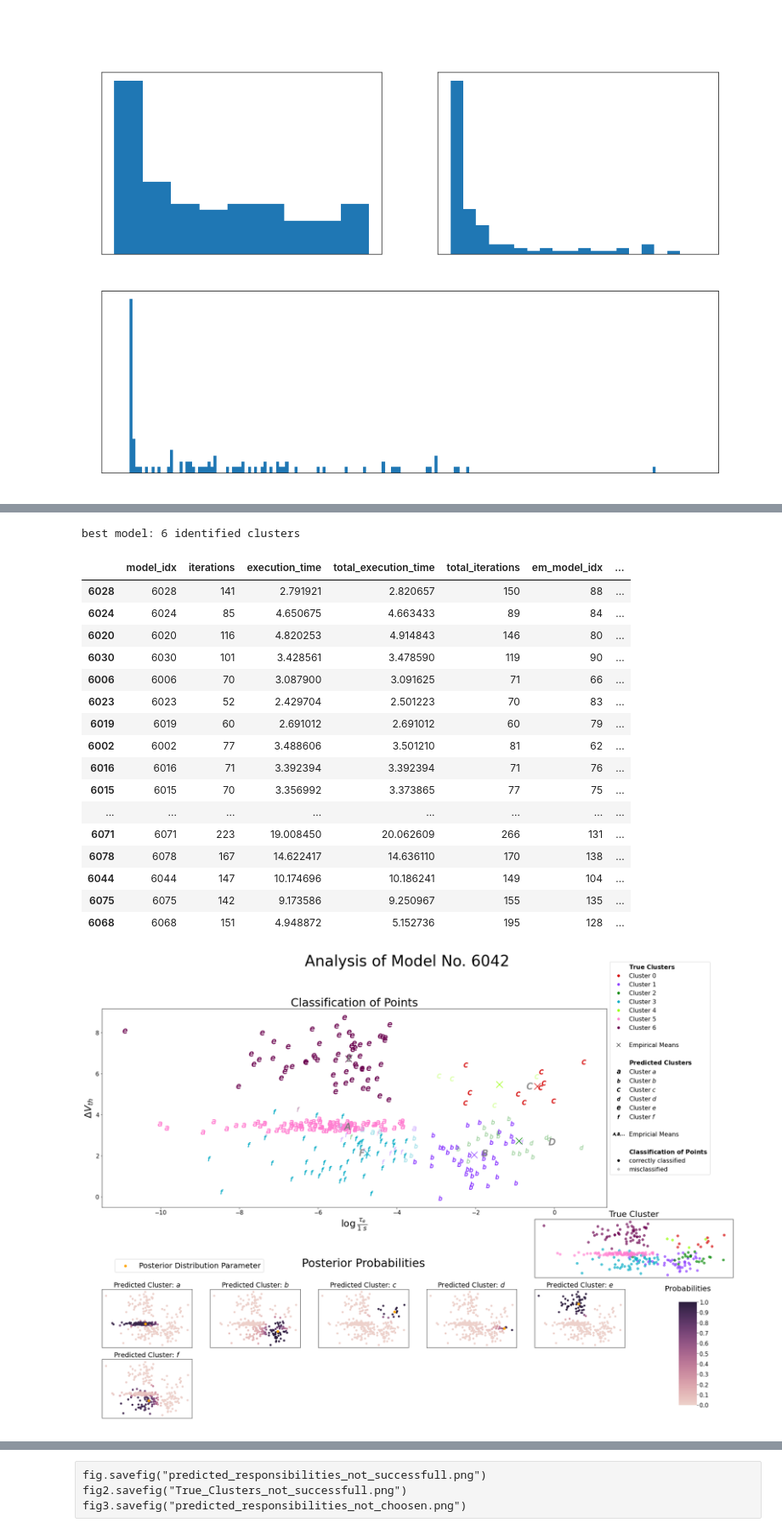
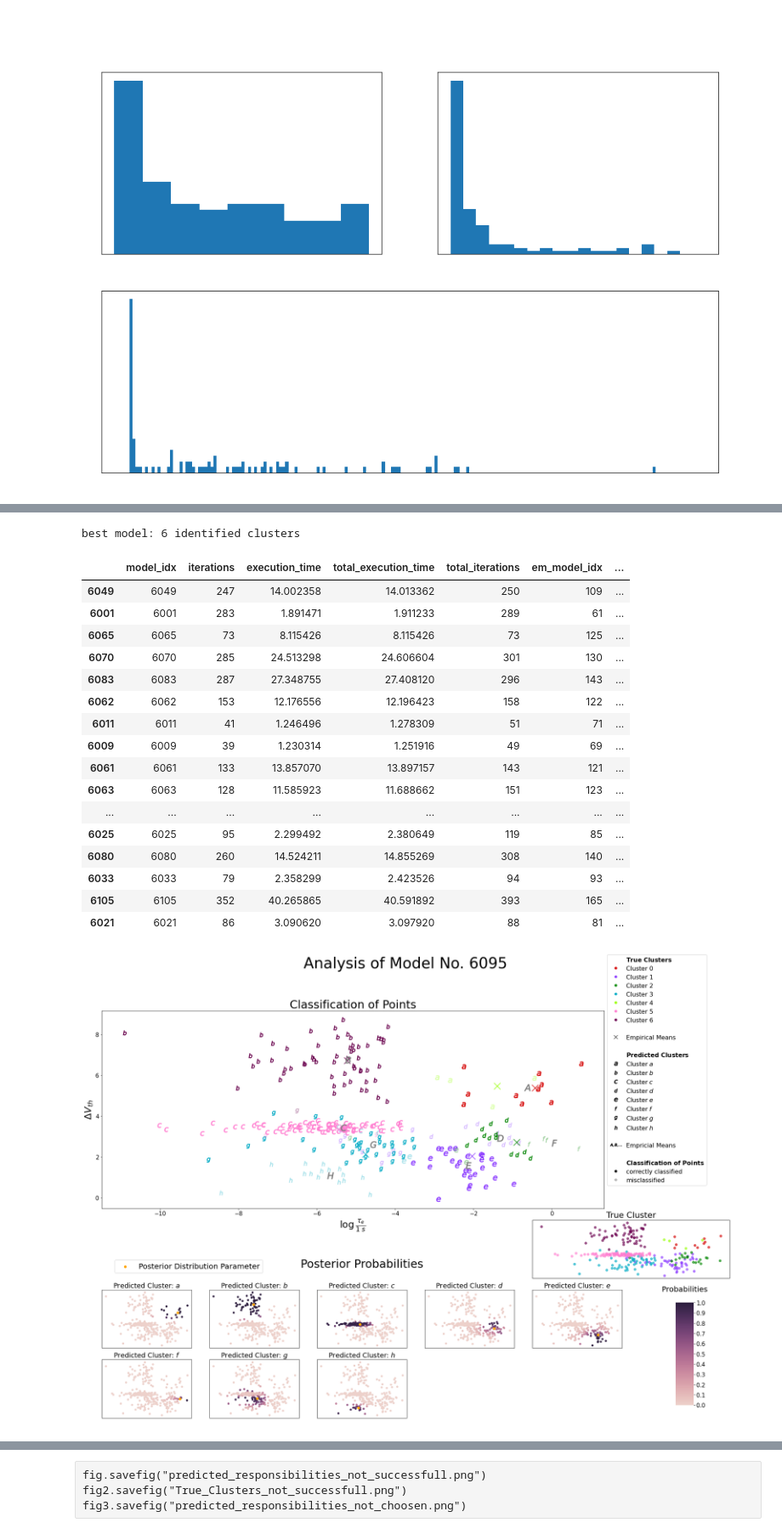
Before and after one commit to Habiger/Cluster_TDDS, a Jupyter notebook: Analysis_of_MC_notebook_2.ipynb, the cells around one changed output, grey strips where cells are left out. Shown at 85% size. Cells and saved outputs as stored; diff of their text form; code cells hidden in the pictures.

```diff
--- a/Analysis_of_MC_notebook_2.ipynb
+++ b/Analysis_of_MC_notebook_2.ipynb
@@ -93,31 +93,31 @@ criterion = "Total_rank_rank"
 df_select = df_scores.loc[(df_scores.dataset == dataset) & (df_scores.init_routine == init_routine),:].sort_values(criterion)
 #df_select = df_select[df_select.identified_cluster == df_select.identified_cluster.max()]
 print(f"best model: {int(df_select.number_identified_cluster.max())} identified clusters")
-df_select.head(50)
+df_select.iloc[50:100]
 # %% [output]
 best model: 6 identified clusters
 |  | model_idx | iterations | execution_time | total_execution_time | total_iterations | em_model_idx | ... |
-| 6028 | 6028 | 141 | 2.791921 | 2.820657 | 150 | 88 | ... |
-| 6024 | 6024 | 85 | 4.650675 | 4.663433 | 89 | 84 | ... |
-| 6020 | 6020 | 116 | 4.820253 | 4.914843 | 146 | 80 | ... |
-| 6030 | 6030 | 101 | 3.428561 | 3.478590 | 119 | 90 | ... |
-| 6006 | 6006 | 70 | 3.087900 | 3.091625 | 71 | 66 | ... |
-| 6023 | 6023 | 52 | 2.429704 | 2.501223 | 70 | 83 | ... |
-| 6019 | 6019 | 60 | 2.691012 | 2.691012 | 60 | 79 | ... |
-| 6002 | 6002 | 77 | 3.488606 | 3.501210 | 81 | 62 | ... |
-| 6016 | 6016 | 71 | 3.392394 | 3.392394 | 71 | 76 | ... |
-| 6015 | 6015 | 70 | 3.356992 | 3.373865 | 77 | 75 | ... |
+| 6049 | 6049 | 247 | 14.002358 | 14.013362 | 250 | 109 | ... |
+| 6001 | 6001 | 283 | 1.891471 | 1.911233 | 289 | 61 | ... |
+| 6065 | 6065 | 73 | 8.115426 | 8.115426 | 73 | 125 | ... |
+| 6070 | 6070 | 285 | 24.513298 | 24.606604 | 301 | 130 | ... |
+| 6083 | 6083 | 287 | 27.348755 | 27.408120 | 296 | 143 | ... |
+| 6062 | 6062 | 153 | 12.176556 | 12.196423 | 158 | 122 | ... |
+| 6011 | 6011 | 41 | 1.246496 | 1.278309 | 51 | 71 | ... |
+| 6009 | 6009 | 39 | 1.230314 | 1.251916 | 49 | 69 | ... |
+| 6061 | 6061 | 133 | 13.857070 | 13.897157 | 143 | 121 | ... |
+| 6063 | 6063 | 128 | 11.585923 | 11.688662 | 151 | 123 | ... |
 | ... | ... | ... | ... | ... | ... | ... | ... |
-| 6071 | 6071 | 223 | 19.008450 | 20.062609 | 266 | 131 | ... |
-| 6078 | 6078 | 167 | 14.622417 | 14.636110 | 170 | 138 | ... |
-| 6044 | 6044 | 147 | 10.174696 | 10.186241 | 149 | 104 | ... |
-| 6075 | 6075 | 142 | 9.173586 | 9.250967 | 155 | 135 | ... |
-| 6068 | 6068 | 151 | 4.948872 | 5.152736 | 195 | 128 | ... |
+| 6025 | 6025 | 95 | 2.299492 | 2.380649 | 119 | 85 | ... |
+| 6080 | 6080 | 260 | 14.524211 | 14.855269 | 308 | 140 | ... |
+| 6033 | 6033 | 79 | 2.358299 | 2.423526 | 94 | 93 | ... |
+| 6105 | 6105 | 352 | 40.265865 | 40.591892 | 393 | 165 | ... |
+| 6021 | 6021 | 86 | 3.090620 | 3.097920 | 88 | 81 | ... |
 # %%
 from plotting.clustering_assessment.plot import plot_clustering_assessment
-model_idx = 6042
+model_idx = 6095
 #criterion = "TOTAL_rank"
 
 plot_clustering_assessment(model_data, df_scores, model_idx)
 # %% [output]
-[figure, old version]
+[figure, new version]
```
Also changed, not shown: parts of 4 cells of this notebook, 8 other files.
